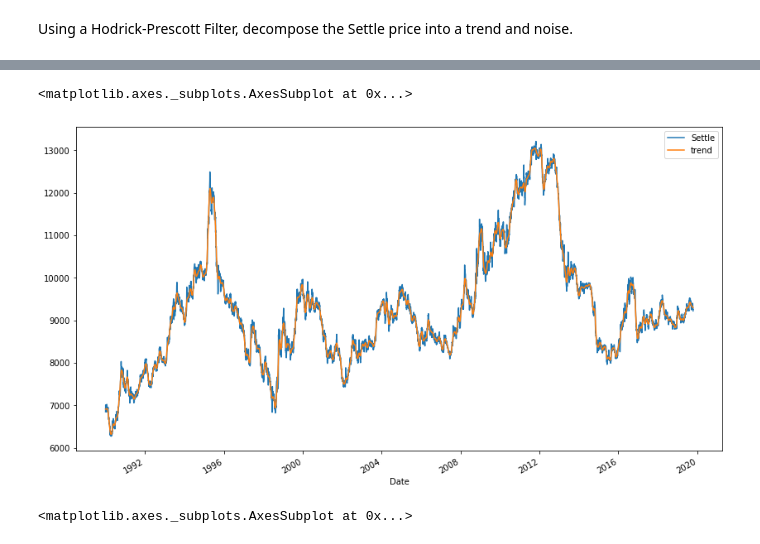
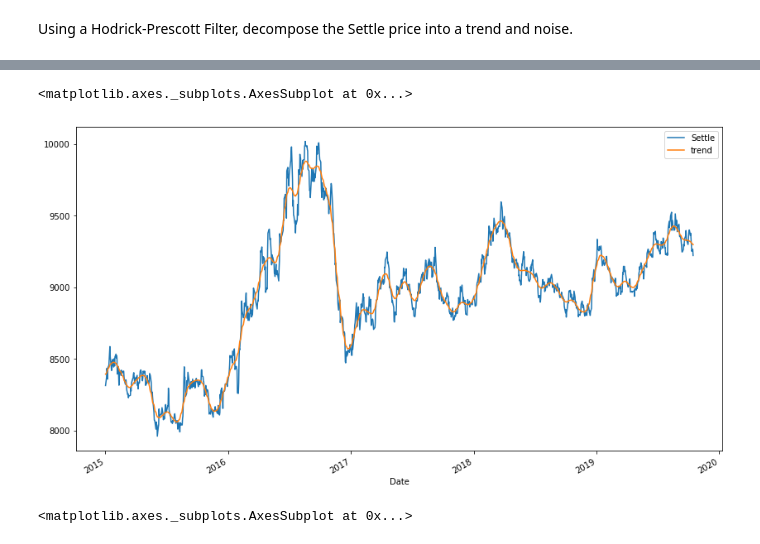
Before and after one commit to wchance/timeseries-homework, a Jupyter notebook: time_series_analysis.ipynb, the cells around one changed output, grey strips where cells are left out. Cells and saved outputs as stored; diff of their text form; code cells hidden in the pictures.

```diff
--- a/time_series_analysis.ipynb
+++ b/time_series_analysis.ipynb
@@ -92,9 +75,9 @@ See the caveats in the documentation: https://pandas.pydata.org/pandas-docs/stab
 # %%
 # Plot the Settle Price vs. the Trend for 2015 to the present
-df[['Settle', 'trend']].plot(figsize=(14,8))
+df[['Settle', 'trend']].loc["2015-01-01":, :].plot(figsize=(14,8))
 # %% [output]
 <matplotlib.axes._subplots.AxesSubplot at 0x...>
-[figure, old version]
+[figure, new version]
 # %%
 # Plot the Settle Noise
 ts_noise.plot(figsize=(12,6))
```
Also changed, not shown: parts of 6 cells of this notebook.
